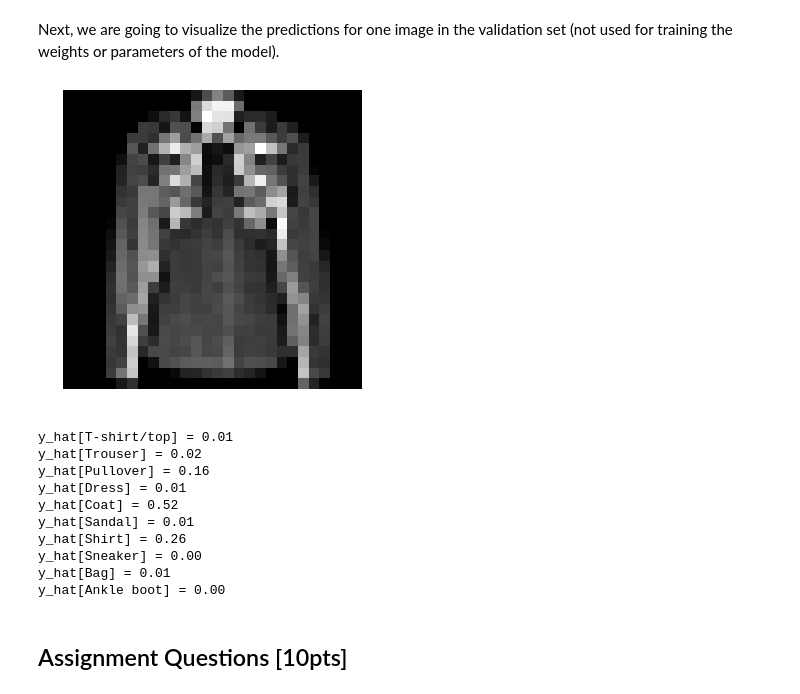
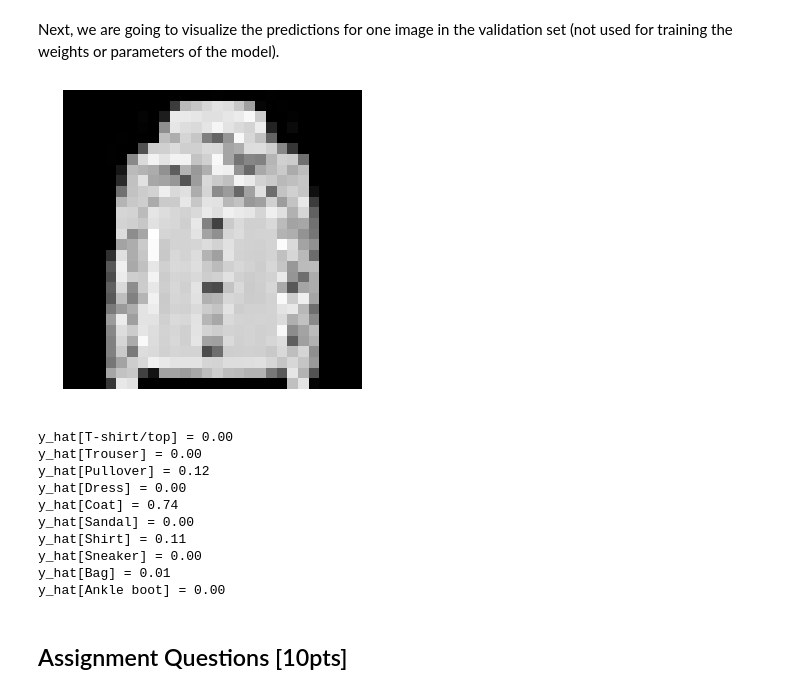
Before and after one commit to aobo-y/uva-cv, a Jupyter notebook: image_classification_assignment.ipynb, the cells around one changed output. Cells and saved outputs as stored; diff of their text form; code cells hidden in the pictures.

```diff
--- a/image_classification_assignment.ipynb
+++ b/image_classification_assignment.ipynb
@@ -470,28 +470,28 @@ There are a couple of things you should notice in the two plots above (1) The re
 Next, we are going to visualize the predictions for one image in the validation set (not used for training the weights or parameters of the model).
 # %%
 # Now predict the category for one image using the trained classifier.
-img, label = valset[135]  # Try visualizing the outputs for different images.
+img, label = valset[130]  # Try visualizing the outputs for different images.
 img = F.to_tensor(img)
 x = img.view(1 * 28 * 28, 1)
 a = linear(x, weight, bias)
 predictions = softmax(a)
 
 # Show the results of the classifier.
 # Display the image.
 plt.figure(); plt.imshow(img[0]);
 plt.grid(False); plt.axis('off'); plt.show()
 max_score, max_label = predictions.max(0)
 for (i, pred) in enumerate(predictions.squeeze().tolist()):
     print('y_hat[%s] = %.2f' % (classes[i], pred))
 # %% [output]
-[figure, old version]
+[figure, new version]
-y_hat[T-shirt/top] = 0.01
-y_hat[Trouser] = 0.02
-y_hat[Pullover] = 0.16
-y_hat[Dress] = 0.01
-y_hat[Coat] = 0.52
-y_hat[Sandal] = 0.01
-y_hat[Shirt] = 0.26
+y_hat[T-shirt/top] = 0.00
+y_hat[Trouser] = 0.00
+y_hat[Pullover] = 0.12
+y_hat[Dress] = 0.00
+y_hat[Coat] = 0.74
+y_hat[Sandal] = 0.00
+y_hat[Shirt] = 0.11
 y_hat[Sneaker] = 0.00
 y_hat[Bag] = 0.01
 y_hat[Ankle boot] = 0.00
```
Also changed, not shown: parts of 6 cells of this notebook.
